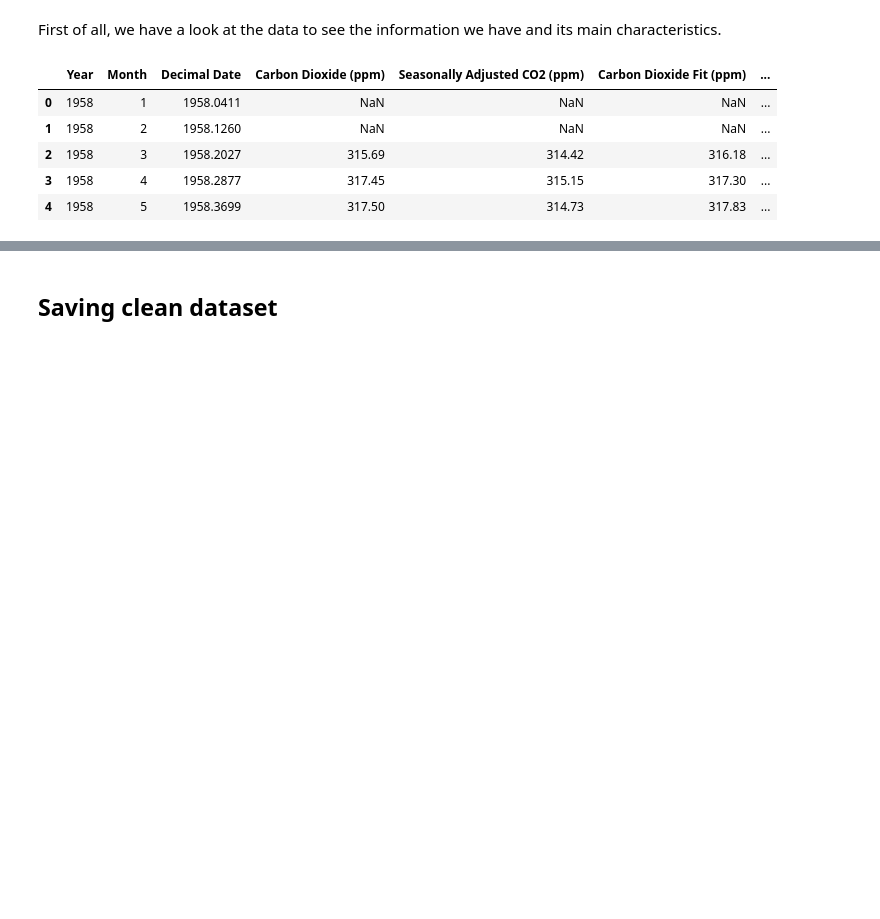
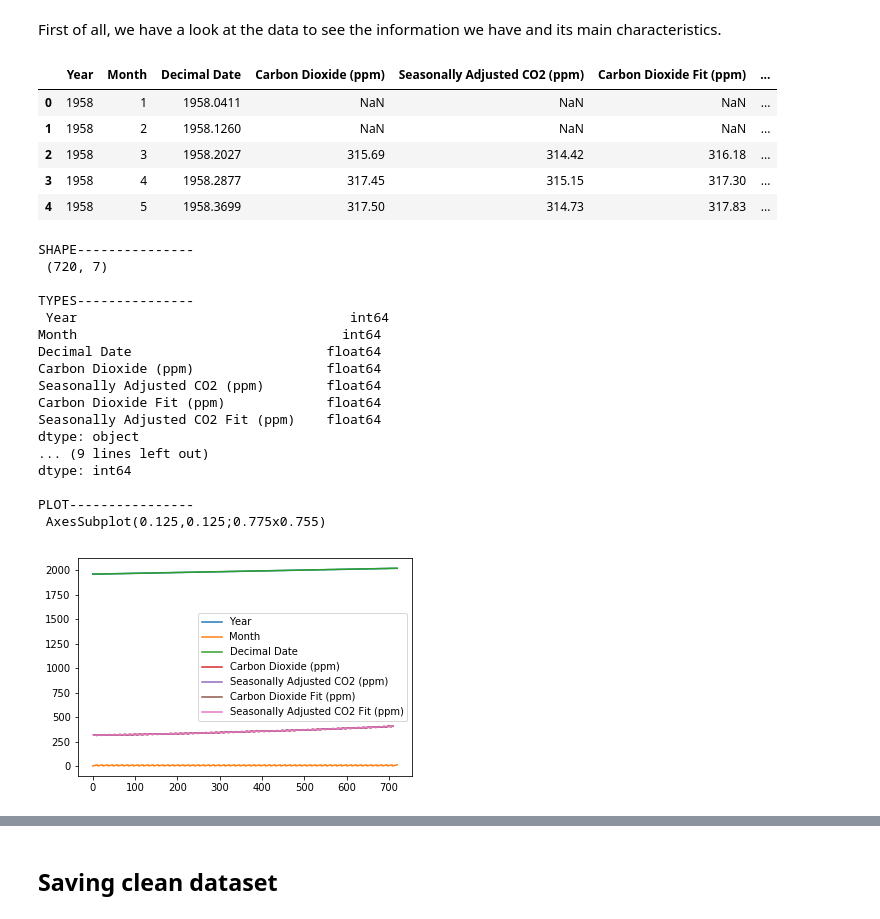
Before and after one commit to annaviper/climate-change, a Jupyter notebook: 1_data_cleaning.ipynb, the cells around one changed output, grey strips where cells are left out. Cells and saved outputs as stored; diff of their text form; code cells hidden in the pictures; blank space fills up the shorter version.

```diff
--- a/1_data_cleaning.ipynb
+++ b/1_data_cleaning.ipynb
@@ -10,5 +10,12 @@ import numpy as np
 import matplotlib.pyplot as plt
 import seaborn as sns
 %matplotlib inline
+# %%
+# Functions
+def cleaning(data):
+    print('SHAPE---------------\n',data.shape,'\n')
+    print('TYPES---------------\n',data.dtypes,'\n')
+    print('NULL VALUES---------\n',data.isna().sum(),'\n')
+    print('PLOT----------------\n',data.plot())
 # %%
 #Importing datasets
@@ -28,4 +35,25 @@ data_co2.head()
 | 2 | 1958 | 3 | 1958.2027 | 315.69 | 314.42 | 316.18 | ... |
 | 3 | 1958 | 4 | 1958.2877 | 317.45 | 315.15 | 317.30 | ... |
 | 4 | 1958 | 5 | 1958.3699 | 317.50 | 314.73 | 317.83 | ... |
+# %%
+cleaning(data_co2)
+# %% [output]
+SHAPE---------------
+ (720, 7)
+
+TYPES---------------
+ Year                                   int64
+Month                                  int64
+Decimal Date                         float64
+Carbon Dioxide (ppm)                 float64
+Seasonally Adjusted CO2 (ppm)        float64
+Carbon Dioxide Fit (ppm)             float64
+Seasonally Adjusted CO2 Fit (ppm)    float64
+dtype: object
+... (9 lines left out)
+dtype: int64
+
+PLOT----------------
+ AxesSubplot(0.125,0.125;0.775x0.755)
+[figure, added]
 # %%
```
Also changed, not shown: parts of 37 cells of this notebook.
